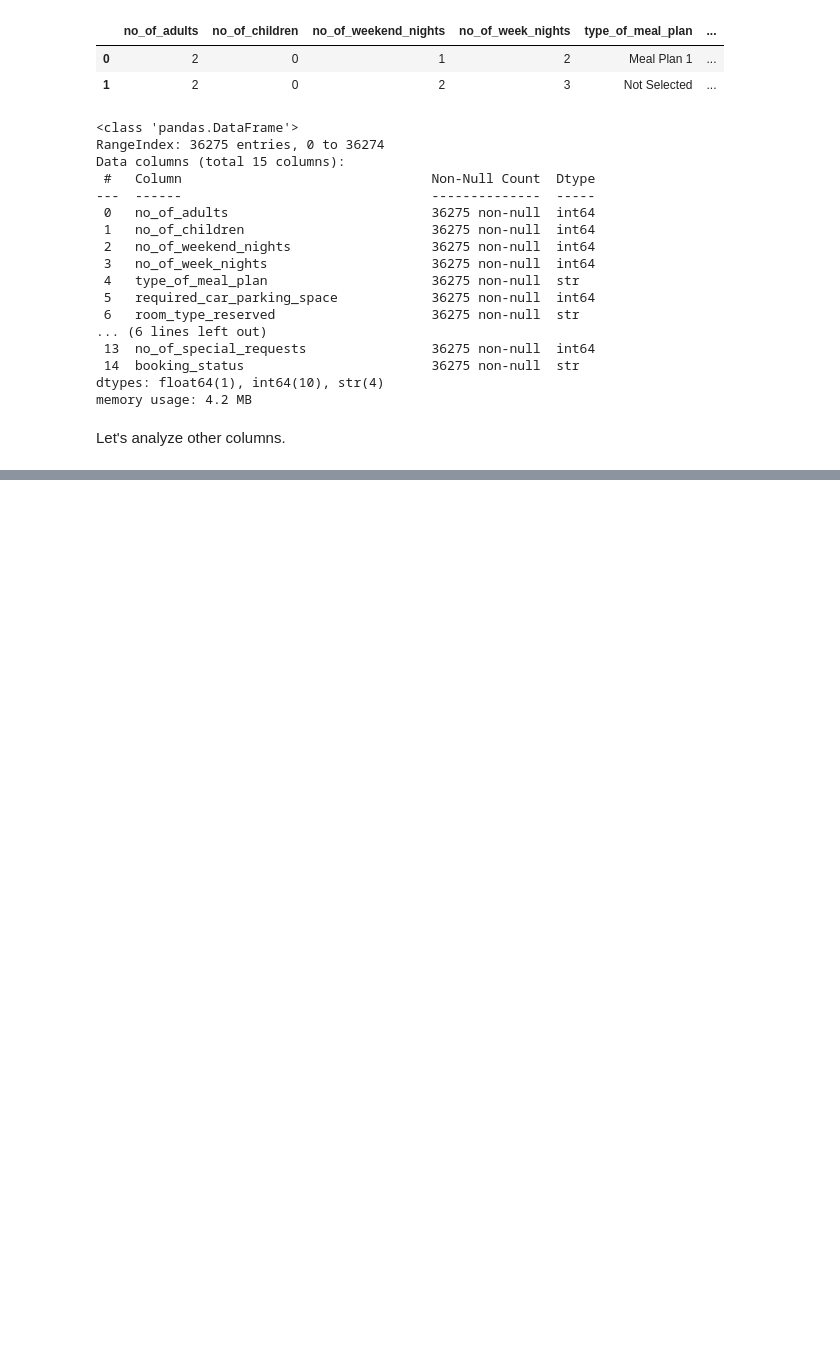
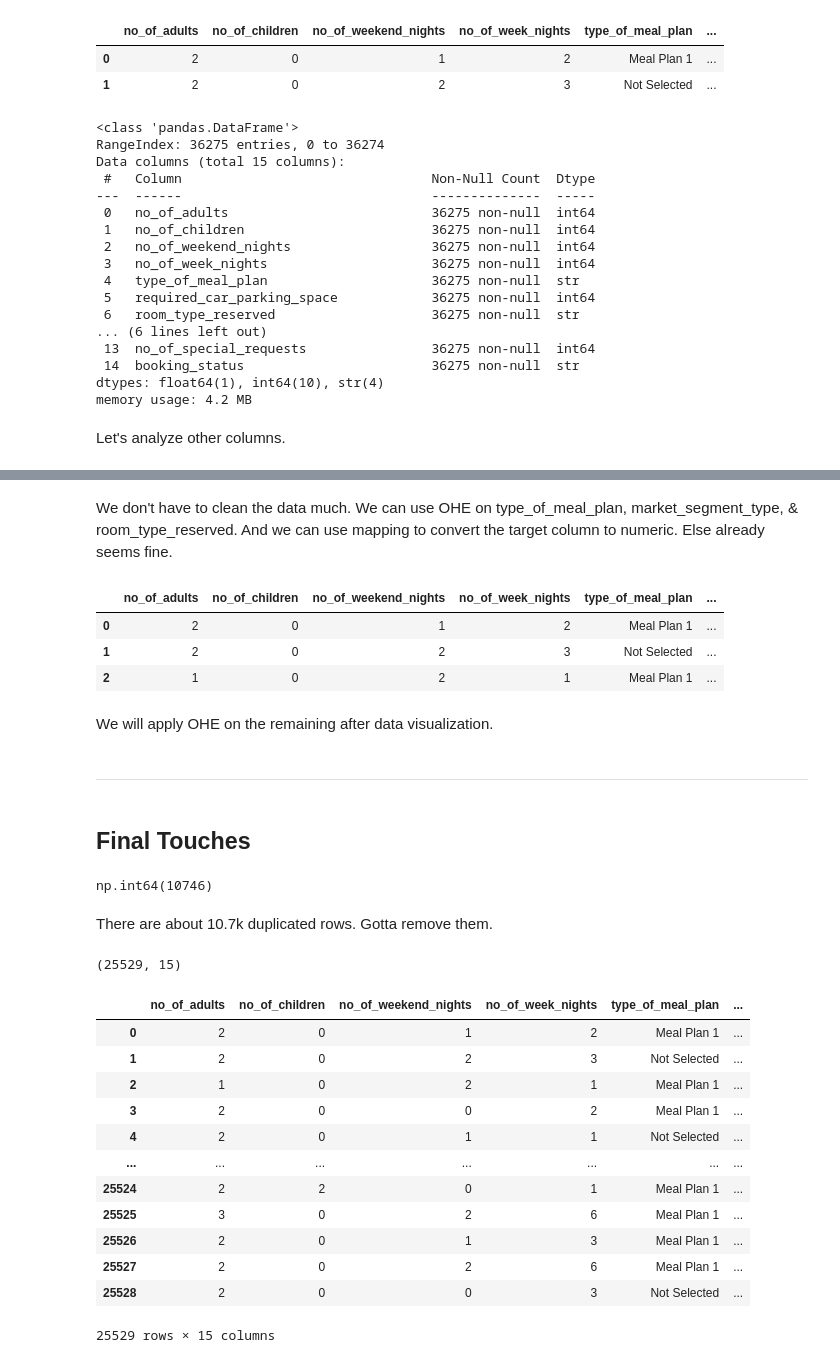
Before and after one commit to ahmad-maqsood/classical-ml-projects, a Jupyter notebook: hotel-reservation-prediction/1_data_analysis.ipynb, the cells around one changed output, grey strips where cells are left out. Drawn from its saved outputs; the diff is of its cells as text; code cells hidden in the pictures; blank space fills up the shorter version.

Commit message:
Completed Data Analysis NB

```diff
--- a/hotel-reservation-prediction/1_data_analysis.ipynb
+++ b/hotel-reservation-prediction/1_data_analysis.ipynb
@@ -68,0 +87,42 @@ Let's analyze other columns.
+# %% [markdown]
+We don't have to clean the data much. We can use OHE on type_of_meal_plan, market_segment_type, & room_type_reserved. And we can use mapping to convert the target column to numeric. Else already seems fine.
+# %%
+df["booking_status"] = df["booking_status"].map({"Not_Canceled" : 0, "Canceled" : 1})
+df.head(3)
+# %% [output]
+|  | no_of_adults | no_of_children | no_of_weekend_nights | no_of_week_nights | type_of_meal_plan | ... |
+| 0 | 2 | 0 | 1 | 2 | Meal Plan 1 | ... |
+| 1 | 2 | 0 | 2 | 3 | Not Selected | ... |
+| 2 | 1 | 0 | 2 | 1 | Meal Plan 1 | ... |
+# %% [markdown]
+We will apply OHE on the remaining after data visualization.
+# %% [markdown]
+---
+# %% [markdown]
+## Final Touches
+# %%
+df.duplicated().sum()
+# %% [output]
+np.int64(10746)
+# %% [markdown]
+There are about 10.7k duplicated rows. Gotta remove them.
+# %%
+df = df.drop_duplicates()
+df = df.reset_index(drop=True)
+print(df.shape)
+df
+# %% [output]
+(25529, 15)
+|  | no_of_adults | no_of_children | no_of_weekend_nights | no_of_week_nights | type_of_meal_plan | ... |
+| 0 | 2 | 0 | 1 | 2 | Meal Plan 1 | ... |
+| 1 | 2 | 0 | 2 | 3 | Not Selected | ... |
+| 2 | 1 | 0 | 2 | 1 | Meal Plan 1 | ... |
+| 3 | 2 | 0 | 0 | 2 | Meal Plan 1 | ... |
+| 4 | 2 | 0 | 1 | 1 | Not Selected | ... |
+| ... | ... | ... | ... | ... | ... | ... |
+| 25524 | 2 | 2 | 0 | 1 | Meal Plan 1 | ... |
+| 25525 | 3 | 0 | 2 | 6 | Meal Plan 1 | ... |
+| 25526 | 2 | 0 | 1 | 3 | Meal Plan 1 | ... |
+| 25527 | 2 | 0 | 2 | 6 | Meal Plan 1 | ... |
+| 25528 | 2 | 0 | 0 | 3 | Not Selected | ... |
+25529 rows × 15 columns
```
Also changed, not shown: parts of 11 cells of this notebook, 1 other file.
